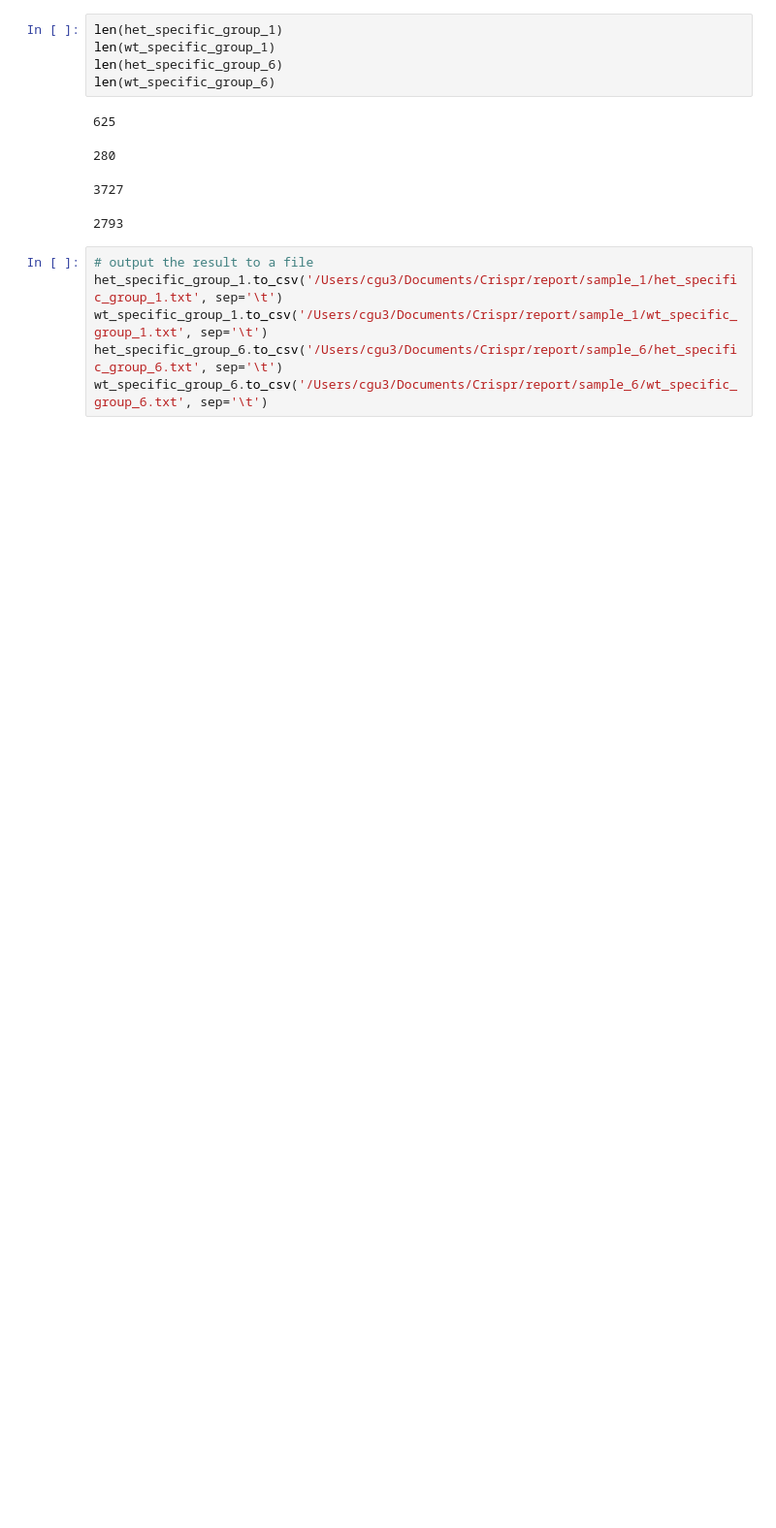
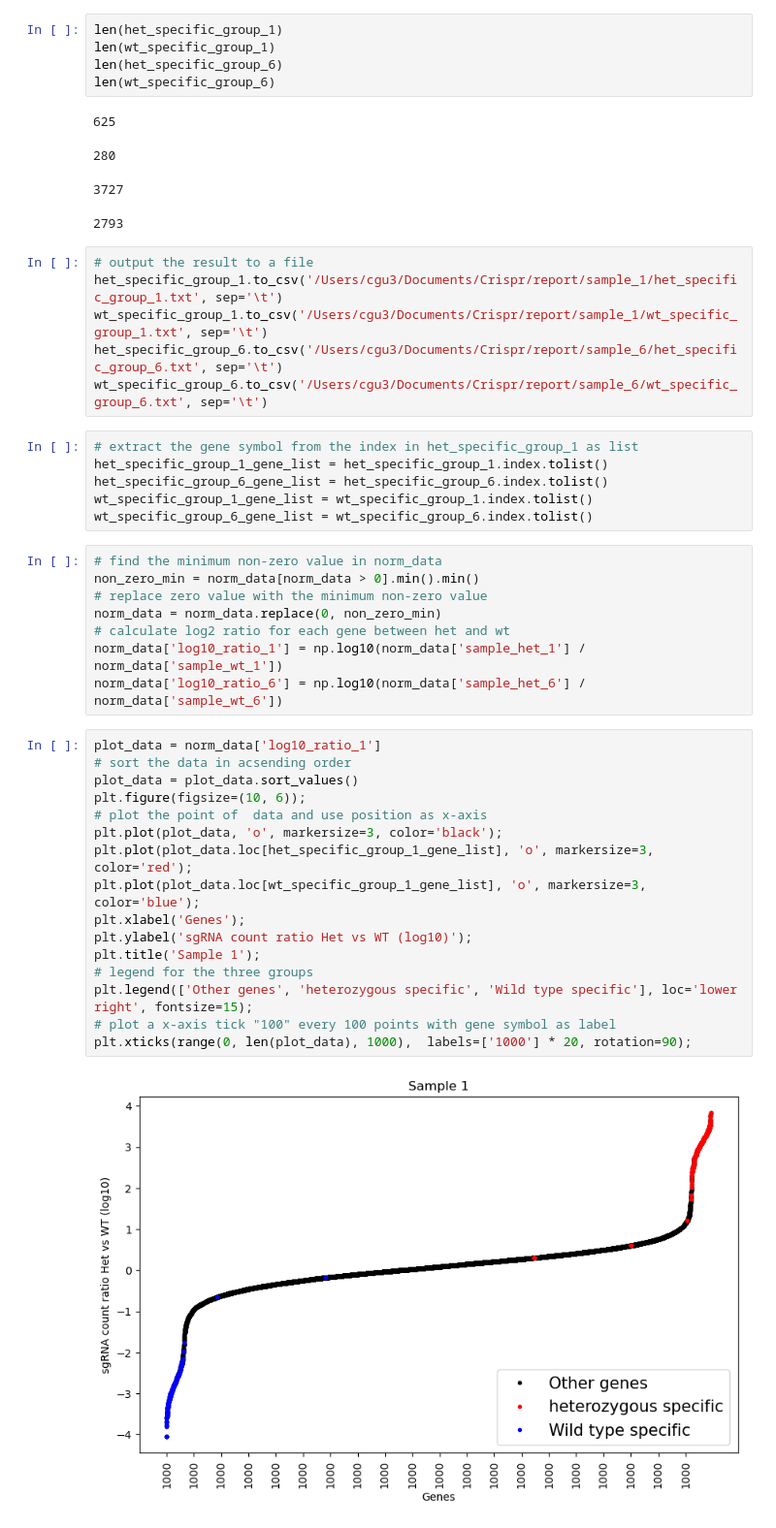
Before and after one commit to FDUguchunhui/crispr, a Jupyter notebook: notebook/analysis/exclusive_expression.ipynb, the cells around one changed output. Shown: that part at 97% size. Drawn from its saved outputs; the diff is of its cells as text; blank space fills up the shorter version.

Commit message:
Add plots

```diff
--- a/notebook/analysis/exclusive_expression.ipynb
+++ b/notebook/analysis/exclusive_expression.ipynb
@@ -53,3 +113,35 @@ het_specific_group_1.to_csv('/Users/cgu3/Documents/Crispr/report/sample_1/het_sp
 wt_specific_group_1.to_csv('/Users/cgu3/Documents/Crispr/report/sample_1/wt_specific_group_1.txt', sep='\t')
 het_specific_group_6.to_csv('/Users/cgu3/Documents/Crispr/report/sample_6/het_specific_group_6.txt', sep='\t')
 wt_specific_group_6.to_csv('/Users/cgu3/Documents/Crispr/report/sample_6/wt_specific_group_6.txt', sep='\t')
+# %%
+# extract the gene symbol from the index in het_specific_group_1 as list
+het_specific_group_1_gene_list = het_specific_group_1.index.tolist()
+het_specific_group_6_gene_list = het_specific_group_6.index.tolist()
+wt_specific_group_1_gene_list = wt_specific_group_1.index.tolist()
+wt_specific_group_6_gene_list = wt_specific_group_6.index.tolist()
+# %%
+# find the minimum non-zero value in norm_data
+non_zero_min = norm_data[norm_data > 0].min().min()
+# replace zero value with the minimum non-zero value
+norm_data = norm_data.replace(0, non_zero_min)
+# calculate log2 ratio for each gene between het and wt
+norm_data['log10_ratio_1'] = np.log10(norm_data['sample_het_1'] / norm_data['sample_wt_1'])
+norm_data['log10_ratio_6'] = np.log10(norm_data['sample_het_6'] / norm_data['sample_wt_6'])
+# %%
+plot_data = norm_data['log10_ratio_1']
+# sort the data in acsending order
+plot_data = plot_data.sort_values()
+plt.figure(figsize=(10, 6));
+# plot the point of  data and use position as x-axis
+plt.plot(plot_data, 'o', markersize=3, color='black');
+plt.plot(plot_data.loc[het_specific_group_1_gene_list], 'o', markersize=3, color='red');
+plt.plot(plot_data.loc[wt_specific_group_1_gene_list], 'o', markersize=3, color='blue');
+plt.xlabel('Genes');
+plt.ylabel('sgRNA count ratio Het vs WT (log10)');
+plt.title('Sample 1');
+# legend for the three groups
+plt.legend(['Other genes', 'heterozygous specific', 'Wild type specific'], loc='lower right', fontsize=15);
+# plot a x-axis tick "100" every 100 points with gene symbol as label
+plt.xticks(range(0, len(plot_data), 1000),  labels=['1000'] * 20, rotation=90);
+# %% [output]
+[figure, added]
```
Also changed, not shown: parts of 9 cells of this notebook.
